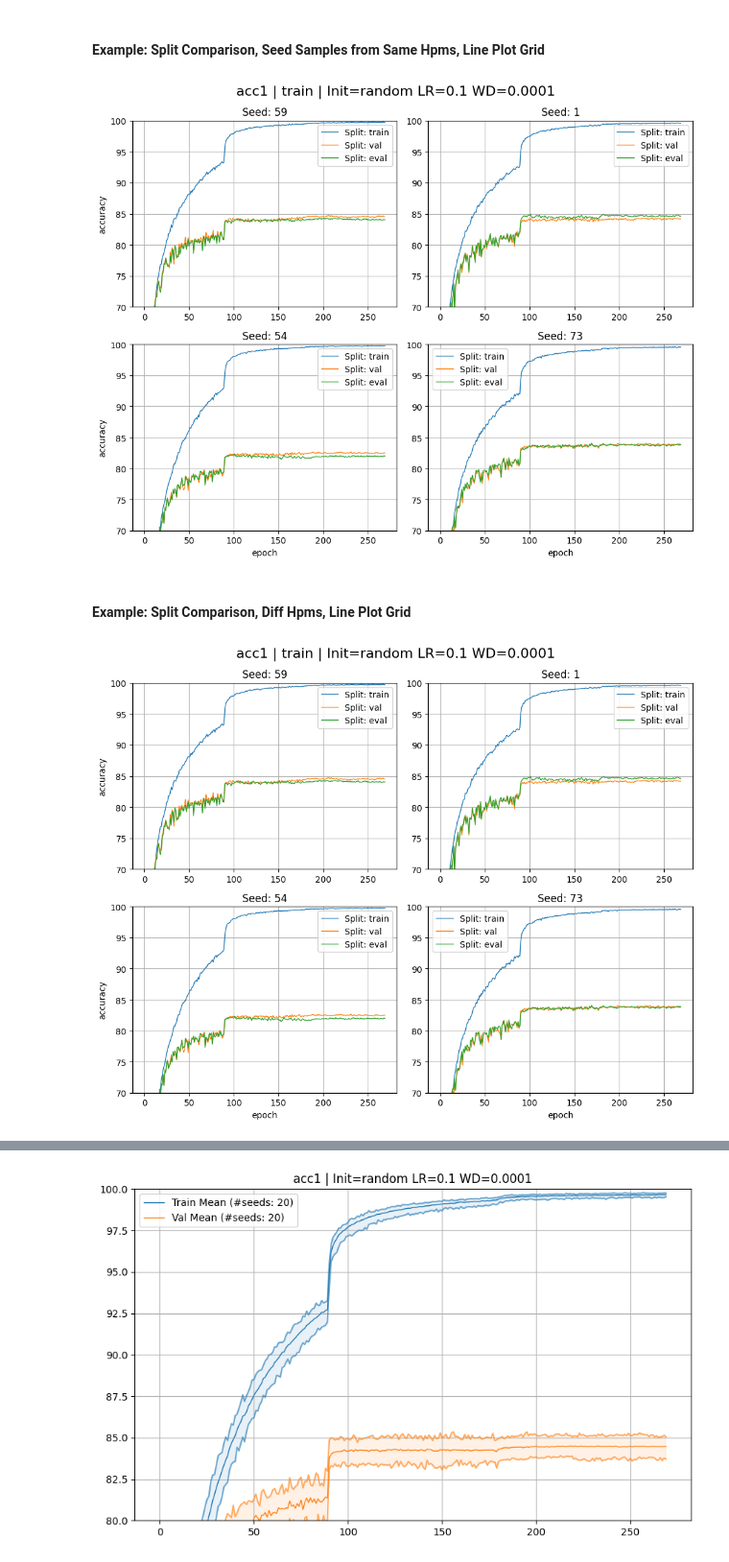
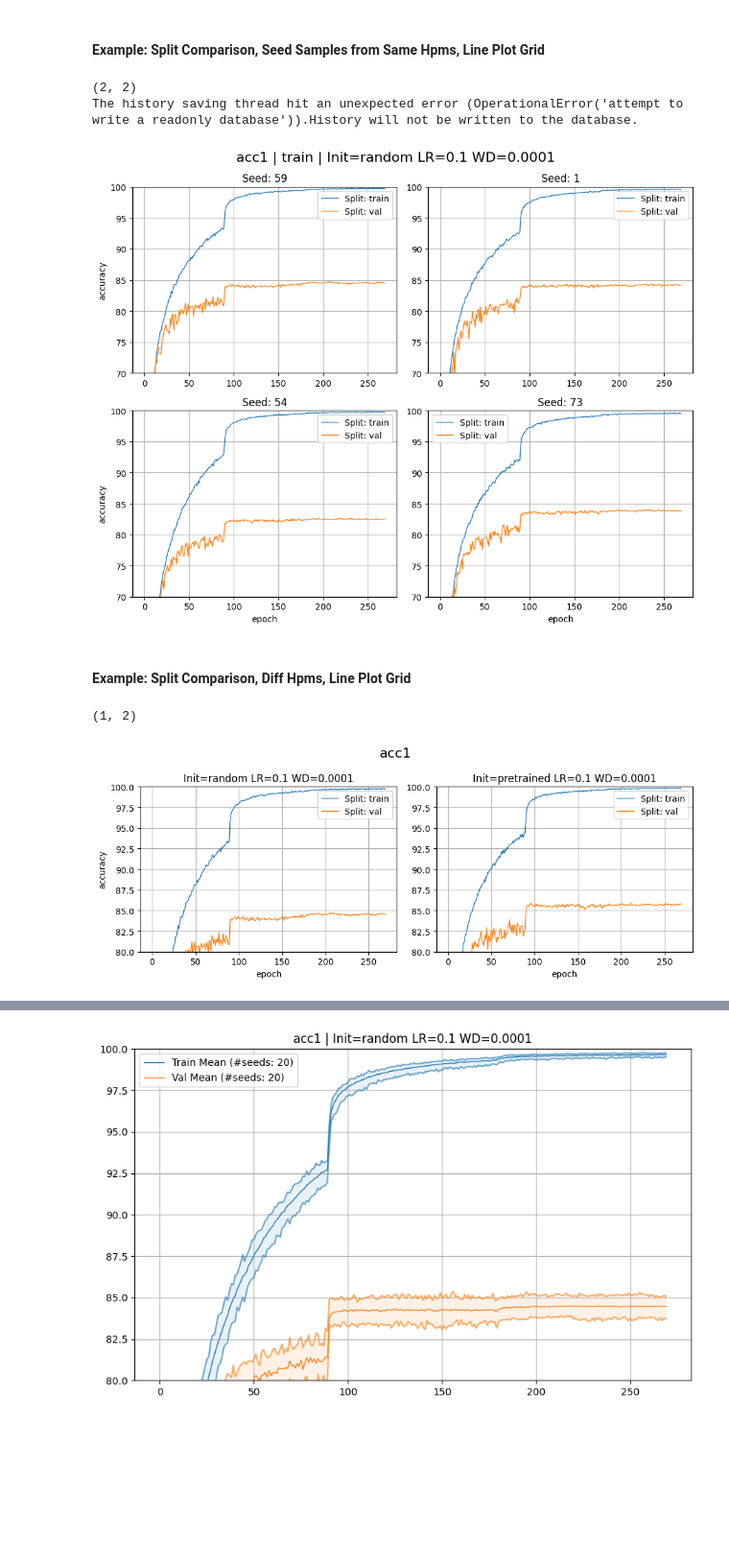
Before and after one commit to drothermel/dr_gen, a Jupyter notebook: notebooks/plot_util_examples.ipynb, the cells around one changed output, grey strips where cells are left out. Shown at 96% size. Saved outputs shown, nothing was run; the diff lists cells and outputs as text; code cells hidden in the pictures; blank space fills up the shorter version.

Commit message:
added hpm compare to line and summary regular and grid plots

```diff
--- a/notebooks/plot_util_examples.ipynb
+++ b/notebooks/plot_util_examples.ipynb
@@ -238,8 +238,9 @@ pu.grid_wrapper(
 pu.grid_wrapper(
     pu.make_line_plot,
     [
-        [rd.get_split_metrics(split).get_vals(metric_name) for split in rd.metrics_by_split.keys()]
-        for rd in rdatas[:4]
+        [
+            rd.get_split_metrics(split).get_vals(metric_name) for split in splits
+        ] for rd in rdatas[:4]
     ],
     figsize=(4,5),
     suptitle=f"{metric_name} | {split} | {rg.get_display_hpm_str(hpm)}",
@@ -253,29 +254,29 @@ pu.grid_wrapper(
     ylim=(70,100),
 )
 # %% [output]
+(2, 2)
+The history saving thread hit an unexpected error (OperationalError('attempt to write a readonly database')).History will not be written to the database.
-[figure, old version]
+[figure, new version]
 # %% [markdown]
 #### Example: Split Comparison, Diff Hpms, Line Plot Grid
 # %%
 ds_list = [ds_1, ds_2]
-rd_inds = [random.sample(list(range(len(ds[-1]))), num_to_plot) for ds in ds_list]
 pu.grid_wrapper(
     pu.make_line_plot,
     [
-        [rd.get_split_metrics(split).get_vals(metric_name) for split in rd.metrics_by_split.keys()]
-        for rd in rdatas[:4]
+        [
+            rdatas[run_ind].get_split_metrics(split).get_vals(metric_name) for split in splits
+        ] for ds_ind, (_, _, rdatas) in enumerate(ds_list)
     ],
     figsize=(4,5),
-    suptitle=f"{metric_name} | {split} | {rg.get_display_hpm_str(hpm)}",
+    suptitle=f"{metric_name}",
     subplot_xlabel="epoch",
     subplot_ylabel="accuracy",
-    subplot_shape=(2,2),
-    title=[f"Seed: {rd.hpms.get_from_all('seed')}" for rd in rdatas[:4]],
-    labels=[
-        [f"Split: {split}" for split in rd.metrics_by_split.keys()] for rd in rdatas[:4]
-    ],
-    ylim=(70,100),
+    title=[f"{rg.get_display_hpm_str(hpm)}" for hpm, _, _ in ds_list],
+    labels=[[f"Split: {split}" for split in splits] for _ in ds_list],
+    ylim=(80,100),
 )
 # %% [output]
+(1, 2)
-[figure, old version]
+[figure, new version]
 # %% [markdown]
```
Also changed, not shown: parts of 6 cells of this notebook.
